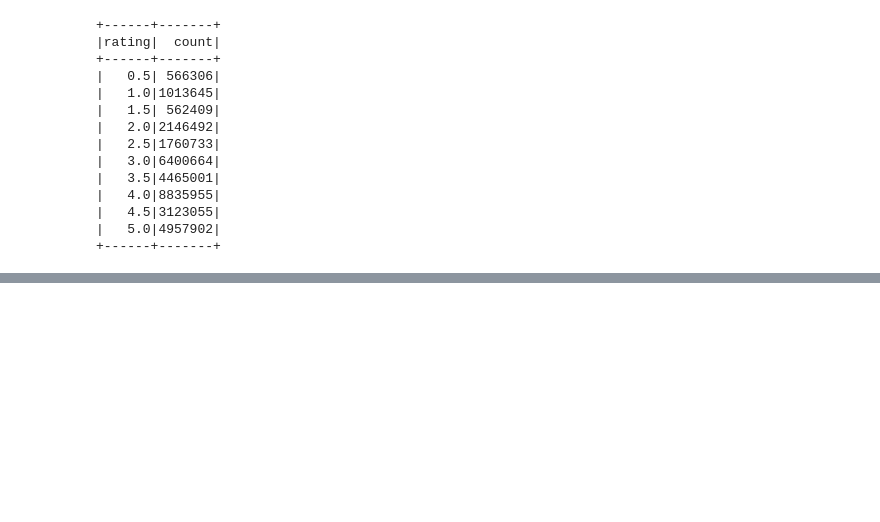
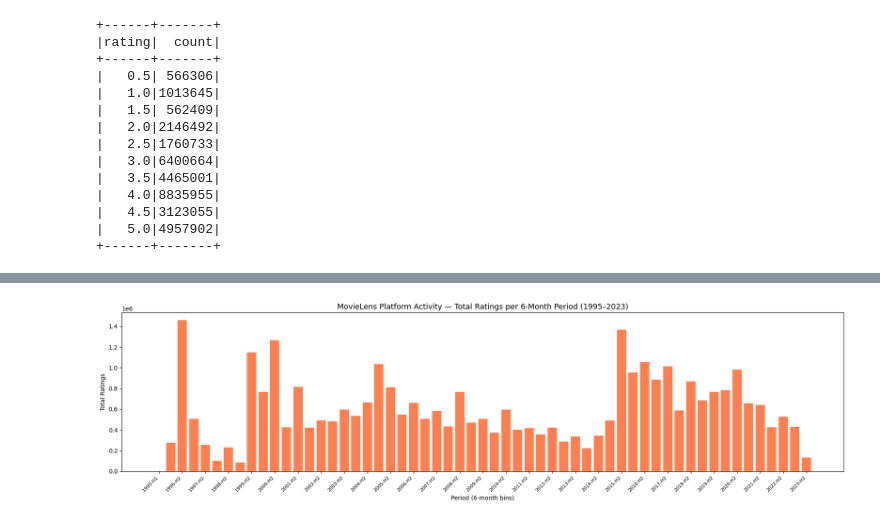
Before and after one commit to alexpanayi474/DSC511-MovieLens-Project, a Jupyter notebook: DSC_511_MovieLens.ipynb, the cells around one changed output, grey strips where cells are left out. Drawn from its saved outputs; the diff is of its cells as text; code cells hidden in the pictures; blank space fills up the shorter version.

```diff
--- a/DSC_511_MovieLens.ipynb
+++ b/DSC_511_MovieLens.ipynb
@@ -180,0 +256,49 @@ df.groupBy("rating").count().orderBy("rating").show()
+# %%
+# Count total ratings per 6-month period from 1997 to 2023
+# Group by 6-month periods to track platform growth.
+from pyspark.sql.functions import year, month, concat_ws, lpad, count, col, when,floor
+
+ratings_timeline = (ratings_clean
+
+    # Step 1: Extract year and month from the timestamp column
+    .withColumn("year",  year(col("ts")))
+    .withColumn("month", month(col("ts")))
+
+    # floor(month / 6) == 0 → months 1-5 → H1
+    # floor(month / 6) != 0 → months 6-12 → H2
+    .withColumn("half",
+        when(floor(col("month") / 6) == 0, "H1").otherwise("H2")
+    )
+
+    # Step 3: Build readable period label e.g. "2005-H1", "2005-H2"
+    .withColumn("period_label",
+        concat_ws("-", col("year").cast("string"), col("half"))
+    )
+
+    # Step 4: Keep only ratings from 1997 (platform launch) to 2023
+    #.filter((col("year") >= 1997) & (col("year") <= 2023))
+
+    # Step 5: Group by period and count total ratings in each 6-month bin
+    .groupBy("year", "half", "period_label")
+    .agg(count("rating").alias("total_ratings"))
+
+    # Step 6: Sort chronologically — H1 before H2 within each year
+    .orderBy("year", "half")
+
+    .toPandas()
+)
+
+plt.figure(figsize=(18, 5))
+plt.bar(range(len(ratings_timeline)), ratings_timeline["total_ratings"], color="coral")
+plt.xticks(
+    range(0, len(ratings_timeline), 2),       # show every 2nd label to avoid overlap
+    ratings_timeline["period_label"].iloc[::2],
+    rotation=45, ha="right", fontsize=8
+)
+plt.title("MovieLens Platform Activity — Total Ratings per 6-Month Period (1995–2023)", fontsize=13)
+plt.xlabel("Period (6-month bins)")
+plt.ylabel("Total Ratings")
+plt.tight_layout()
+plt.show()
+# %% [output]
+[figure, added]
```
Also changed, not shown: parts of 22 cells of this notebook.
